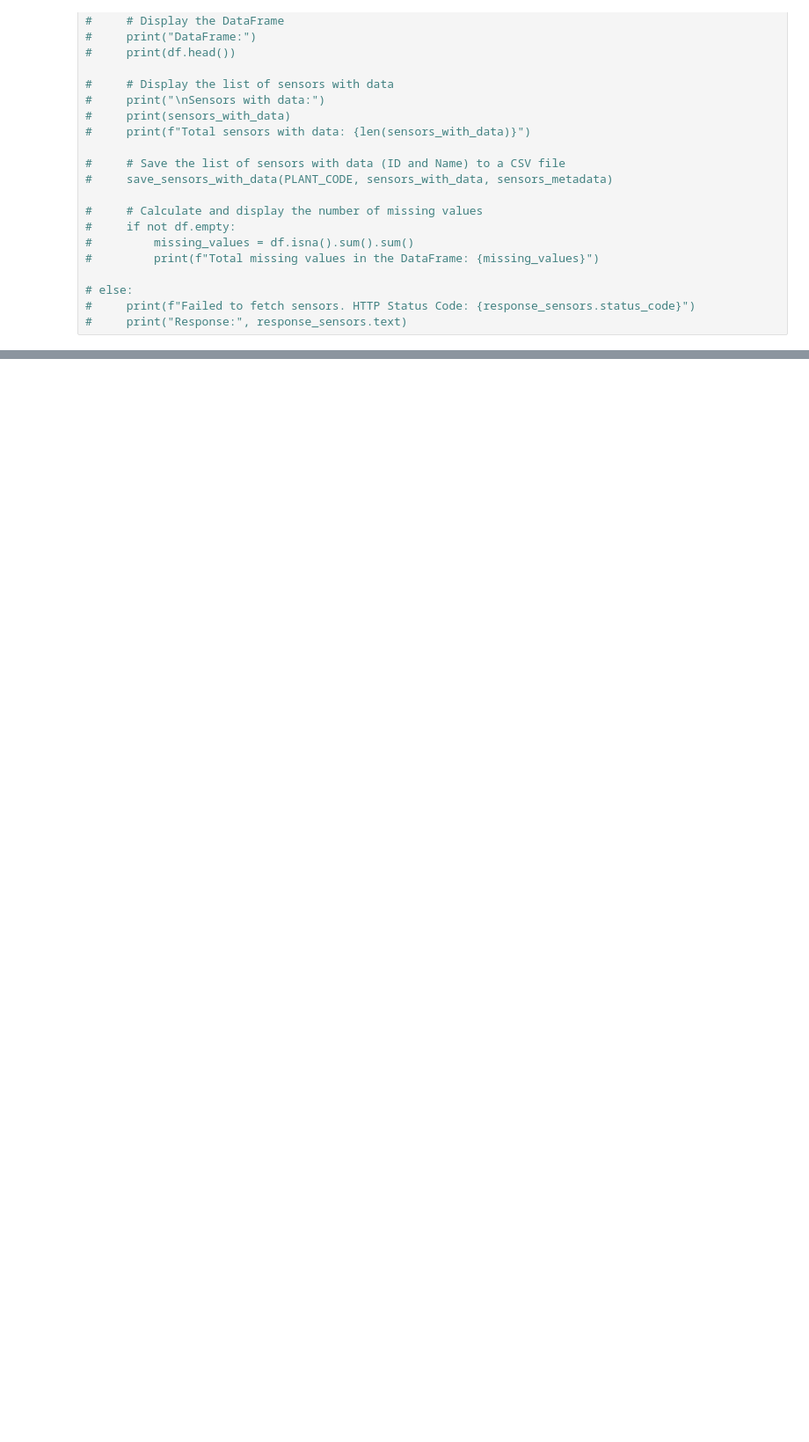
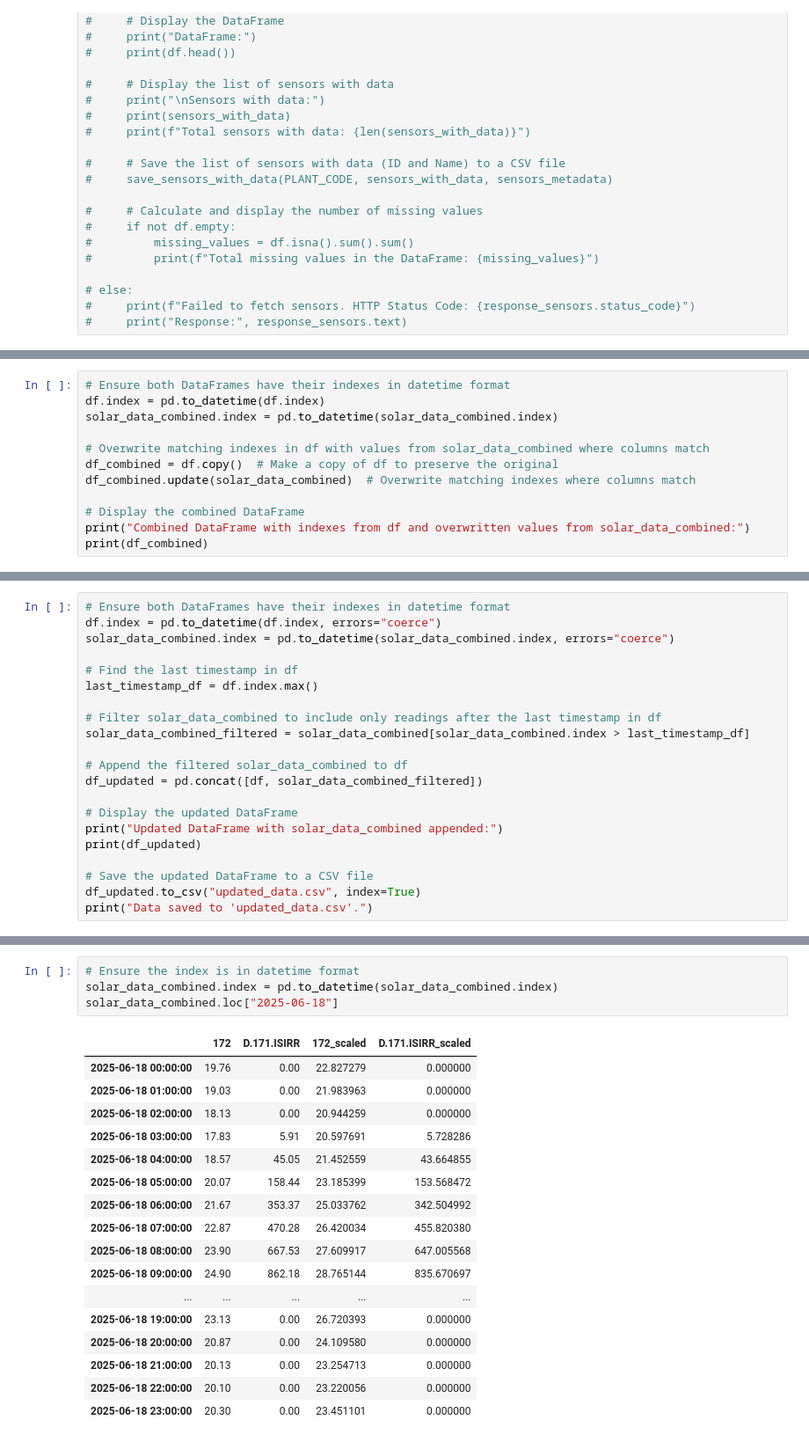
Before and after one commit to cmrafatg/auto-ml_Preprocessing, a Jupyter notebook: main.ipynb, the cells around one changed output, grey strips where cells are left out. Shown at 88% size. Saved outputs shown, nothing was run; the diff lists cells and outputs as text; blank space fills up the shorter version.

Commit message:
last-update

```diff
--- a/main.ipynb
+++ b/main.ipynb
@@ -1415,0 +926,12 @@ CONVERGENCE: REL_REDUCTION_OF_F_<=_FACTR*EPSMCH
+# %%
+# Ensure both DataFrames have their indexes in datetime format
+df.index = pd.to_datetime(df.index)
+solar_data_combined.index = pd.to_datetime(solar_data_combined.index)
+
+# Overwrite matching indexes in df with values from solar_data_combined where columns match
+df_combined = df.copy()  # Make a copy of df to preserve the original
+df_combined.update(solar_data_combined)  # Overwrite matching indexes where columns match
+
+# Display the combined DataFrame
+print("Combined DataFrame with indexes from df and overwritten values from solar_data_combined:")
+print(df_combined)
@@ -1415,0 +956,21 @@ CONVERGENCE: REL_REDUCTION_OF_F_<=_FACTR*EPSMCH
+# %%
+# Ensure both DataFrames have their indexes in datetime format
+df.index = pd.to_datetime(df.index, errors="coerce")
+solar_data_combined.index = pd.to_datetime(solar_data_combined.index, errors="coerce")
+
+# Find the last timestamp in df
+last_timestamp_df = df.index.max()
+
+# Filter solar_data_combined to include only readings after the last timestamp in df
+solar_data_combined_filtered = solar_data_combined[solar_data_combined.index > last_timestamp_df]
+
+# Append the filtered solar_data_combined to df
+df_updated = pd.concat([df, solar_data_combined_filtered])
+
+# Display the updated DataFrame
+print("Updated DataFrame with solar_data_combined appended:")
+print(df_updated)
+
+# Save the updated DataFrame to a CSV file
+df_updated.to_csv("updated_data.csv", index=True)
+print("Data saved to 'updated_data.csv'.")
@@ -1415,0 +1345,22 @@ CONVERGENCE: REL_REDUCTION_OF_F_<=_FACTR*EPSMCH
+# %%
+# Ensure the index is in datetime format
+solar_data_combined.index = pd.to_datetime(solar_data_combined.index)
+solar_data_combined.loc["2025-06-18"]
+# %% [output]
+|  | 172 | D.171.ISIRR | 172_scaled | D.171.ISIRR_scaled |
+| 2025-06-18 00:00:00 | 19.76 | 0.00 | 22.827279 | 0.000000 |
+| 2025-06-18 01:00:00 | 19.03 | 0.00 | 21.983963 | 0.000000 |
+| 2025-06-18 02:00:00 | 18.13 | 0.00 | 20.944259 | 0.000000 |
+| 2025-06-18 03:00:00 | 17.83 | 5.91 | 20.597691 | 5.728286 |
+| 2025-06-18 04:00:00 | 18.57 | 45.05 | 21.452559 | 43.664855 |
+| 2025-06-18 05:00:00 | 20.07 | 158.44 | 23.185399 | 153.568472 |
+| 2025-06-18 06:00:00 | 21.67 | 353.37 | 25.033762 | 342.504992 |
+| 2025-06-18 07:00:00 | 22.87 | 470.28 | 26.420034 | 455.820380 |
+| 2025-06-18 08:00:00 | 23.90 | 667.53 | 27.609917 | 647.005568 |
+| 2025-06-18 09:00:00 | 24.90 | 862.18 | 28.765144 | 835.670697 |
+| ... | ... | ... | ... | ... |
+| 2025-06-18 19:00:00 | 23.13 | 0.00 | 26.720393 | 0.000000 |
+| 2025-06-18 20:00:00 | 20.87 | 0.00 | 24.109580 | 0.000000 |
+| 2025-06-18 21:00:00 | 20.13 | 0.00 | 23.254713 | 0.000000 |
+| 2025-06-18 22:00:00 | 20.10 | 0.00 | 23.220056 | 0.000000 |
+| 2025-06-18 23:00:00 | 20.30 | 0.00 | 23.451101 | 0.000000 |
```
Also changed, not shown: parts of 40 cells of this notebook, 26 other files.
